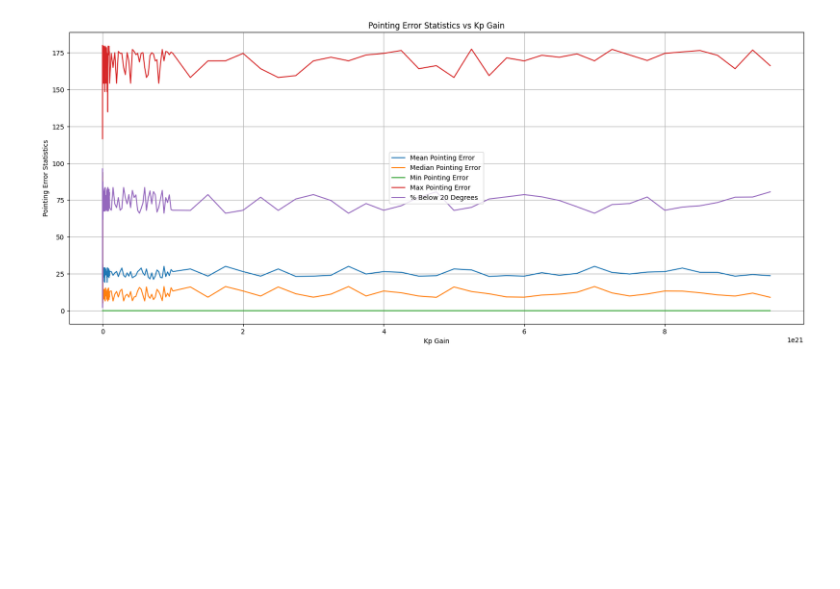
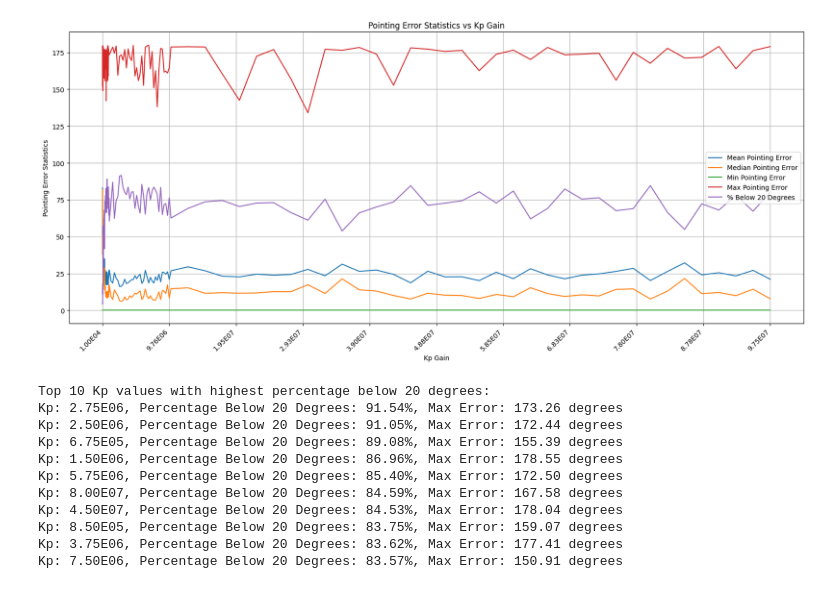
Before and after one commit to G-innie/adcs_ct, a Jupyter notebook: gs_plots.ipynb, the cells around one changed output. Saved outputs shown, nothing was run; the diff lists cells and outputs as text; code cells hidden in the pictures; blank space fills up the shorter version.

Commit message:
added plots of the statistics at the end of the gain search 2 + updated readme

```diff
--- a/gs_plots.ipynb
+++ b/gs_plots.ipynb
@@ -1,42 +1,65 @@
 # %%
 # plot the statistics
 import matplotlib.pyplot as plt
 import numpy as np
+import math
 
-data = np.loadtxt('gain_search_results_h1.txt', skiprows=1)
+def short_sci(x, decimals=2):
+    if x == 0:
+        return f"0E00"
+    exp = int(math.floor(math.log10(abs(float(x)))))
+    mantissa = float(x) / (10 ** exp)
+    mantissa_str = f"{mantissa:.{decimals}f}"
+    exp_str = f"{exp:02d}" if exp >= 0 else f"{exp:03d}"  # Handles negative exponents if needed
+    return f"{mantissa_str}E{exp_str}"
+
+data = np.loadtxt('gain_search_results20251204.txt', skiprows=1)
 rng = range(0, len(data))  # change the range as needed
 kp_vals_plot = data[rng,0]
 mean_vals = data[rng,2]
 median_vals = data[rng,3]
 min_vals = data[rng,4]
 max_vals = data[rng,5]
 perc_vals = data[rng,6]
 
+# figure
 plt.figure(figsize=(20, 8))
 plt.plot(kp_vals_plot, mean_vals, label='Mean Pointing Error')
 plt.plot(kp_vals_plot, median_vals, label='Median Pointing Error')
 plt.plot(kp_vals_plot, min_vals, label='Min Pointing Error')
 plt.plot(kp_vals_plot, max_vals, label='Max Pointing Error')
 plt.plot(kp_vals_plot, perc_vals, label='% Below 20 Degrees')
 plt.xlabel('Kp Gain')
 plt.ylabel('Pointing Error Statistics')
 plt.title('Pointing Error Statistics vs Kp Gain')
 plt.legend()
 plt.grid(True)
 
-#xmin = np.nanmin(kp_vals_plot)
-#xmax = np.nanmax(kp_vals_plot)
-
-#xticks = np.logspace(np.log10(xmin), np.log10(xmax), 21)
-#print(xticks)
-
-#ax = plt.gca()
-#ax.set_xscale('log')
-#ax.set_xticks(xticks)
-#ax.set_xticklabels([f"{v:.2e}" for v in xticks], rotation=45, ha='right')
-#ax.set_yticks(np.arange(0, 181, 10))
-#ax.minorticks_on()
+# ticks and labels - use the short_sci function, python cannot handle printing these kinds of numbers in a readible and sensible way
+xticks = np.linspace(np.min(kp_vals_plot), np.max(kp_vals_plot), 11)
+xlabels = [short_sci(v) for v in xticks]
+ax = plt.gca()
+ax.set_xticks(xticks)
+ax.set_xticklabels(xlabels, rotation=45, ha='right')
 
 plt.show()
+
+# print ten kp values with highest percentage below 20 degrees
+sorted_indices = np.argsort(-perc_vals)  # negative for descending order
+print("Top 10 Kp values with highest percentage below 20 degrees:")
+for i in range(10):
+    idx = sorted_indices[i]
+    print(f"Kp: {short_sci(kp_vals_plot[idx])}, Percentage Below 20 Degrees: {perc_vals[idx]:.2f}%, Max Error: {max_vals[idx]:.2f} degrees")
 # %% [output]
-[figure, old version]
+[figure, new version]
+Top 10 Kp values with highest percentage below 20 degrees:
+Kp: 2.75E06, Percentage Below 20 Degrees: 91.54%, Max Error: 173.26 degrees
+Kp: 2.50E06, Percentage Below 20 Degrees: 91.05%, Max Error: 172.44 degrees
+Kp: 6.75E05, Percentage Below 20 Degrees: 89.08%, Max Error: 155.39 degrees
+Kp: 1.50E06, Percentage Below 20 Degrees: 86.96%, Max Error: 178.55 degrees
+Kp: 5.75E06, Percentage Below 20 Degrees: 85.40%, Max Error: 172.50 degrees
+Kp: 8.00E07, Percentage Below 20 Degrees: 84.59%, Max Error: 167.58 degrees
+Kp: 4.50E07, Percentage Below 20 Degrees: 84.53%, Max Error: 178.04 degrees
+Kp: 8.50E05, Percentage Below 20 Degrees: 83.75%, Max Error: 159.07 degrees
+Kp: 3.75E06, Percentage Below 20 Degrees: 83.62%, Max Error: 177.41 degrees
+Kp: 7.50E06, Percentage Below 20 Degrees: 83.57%, Max Error: 150.91 degrees
```
Also changed, not shown: 3 other files.
